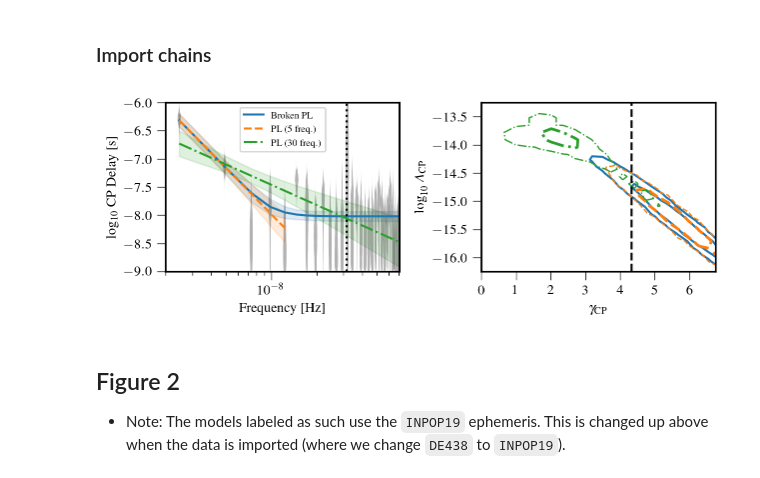
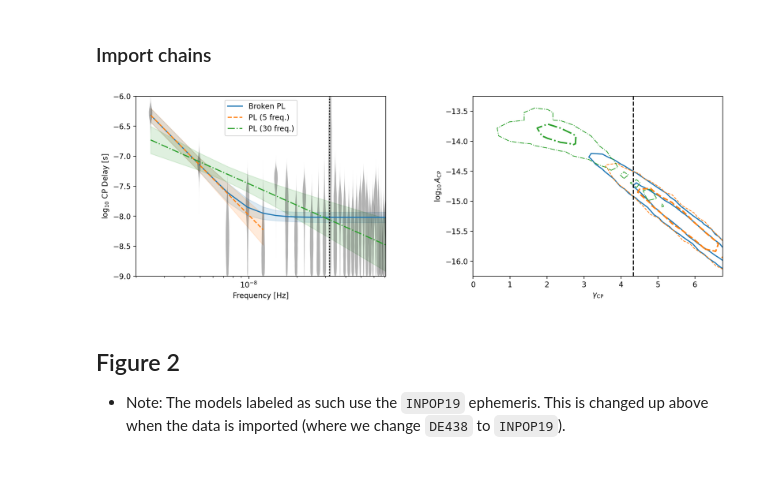
Before and after one commit to nanograv/12p5yr_stochastic_analysis, a Jupyter notebook: tutorials/bayes_figures.ipynb, the cells around one changed output. Saved outputs shown, nothing was run; the diff lists cells and outputs as text; code cells hidden in the pictures.

```diff
--- a/tutorials/bayes_figures.ipynb
+++ b/tutorials/bayes_figures.ipynb
@@ -43,23 +85,23 @@ freqs_5 = 1.0 * np.arange(1, 6) / Tspan
 
 ## broken power law
 
-chain_DE438_bplaw_vary = np.loadtxt('../../chains/downloaded_chains/12p5yr_DE438_model2a_PSDbrokenplaw_gammaVary_chain.gz', usecols=np.arange(-7,-3), skiprows=25000)
+chain_DE438_bplaw_vary = np.loadtxt('./chains/downloaded_chains/12p5yr_DE438_model2a_PSDbrokenplaw_gammaVary_chain.gz', usecols=np.arange(-7,-3), skiprows=25000)
 chain_DE438_bplaw_vary = chain_DE438_bplaw_vary[::5]
-pars_DE438_bplaw_vary = np.loadtxt('../../chains/downloaded_chains/12p5yr_DE438_model2a_PSDbrokenplaw_gammaVary_pars.txt', dtype=str)
+pars_DE438_bplaw_vary = np.loadtxt('./chains/downloaded_chains/12p5yr_DE438_model2a_PSDbrokenplaw_gammaVary_pars.txt', dtype=str)
 
 ## 5 frequency
 
-chain_DE438_vary = np.loadtxt('../../chains/downloaded_chains/12p5yr_DE438_model2a_cRN5freq_gammaVary_chain.gz', usecols=[90,91,92], skiprows=25000)
+chain_DE438_vary = np.loadtxt('./chains/downloaded_chains/12p5yr_DE438_model2a_cRN5freq_gammaVary_chain.gz', usecols=[90,91,92], skiprows=25000)
 chain_DE438_vary = chain_DE438_vary[::4]
 
 ## 30 frequency
 
-chain_DE438_30f_vary = np.loadtxt('../../chains/downloaded_chains/12p5yr_DE438_model2a_cRN30freq_gammaVary_chain.gz', usecols=[90,91,92], skiprows=25000)
+chain_DE438_30f_vary = np.loadtxt('./chains/downloaded_chains/12p5yr_DE438_model2a_cRN30freq_gammaVary_chain.gz', usecols=[90,91,92], skiprows=25000)
 chain_DE438_30f_vary = chain_DE438_30f_vary[::4]
 
 ## Free Spectral
 
-chain_DE438_FreeSpec = np.loadtxt('../../chains/downloaded_chains/12p5yr_DE438_model2a_PSDspectrum_chain.gz', usecols=np.arange(90,120), skiprows=30000)
+chain_DE438_FreeSpec = np.loadtxt('./chains/downloaded_chains/12p5yr_DE438_model2a_PSDspectrum_chain.gz', usecols=np.arange(90,120), skiprows=30000)
 chain_DE438_FreeSpec = chain_DE438_FreeSpec[::5]
 # %%
 # Pull MLV params
@@ -90,7 +132,7 @@ for ii in range(PL_30freq_num):
     PL_30freq_array[ii] = np.log10(powerlaw(freqs_30, log10_A=chain_DE438_30f_vary[ii*5,1], gamma=chain_DE438_30f_vary[ii*5,0]))
 # %%
 # Make Figure
-plt.figure(figsize=[2*3.5503666805036667, 2.1942472810764047])
+plt.figure(figsize=[4*3.5503666805036667, 2 * 2.1942472810764047])
 
 # Left Hand Side Of Plot
 plt.subplot(1,2,1)
@@ -119,34 +161,34 @@ plt.xlim(10**-8.7,10**-7.15)
 plt.legend(loc=9)
 
 # f = f_yr line
 plt.axvline(3.17e-8, color='k', linestyle='dotted')
 
 # Right Hand Plot
 plt.subplot(1,2,2)
 
 crn = corner.hist2d(chain_DE438_bplaw_vary[:,0], chain_DE438_bplaw_vary[:,1], color='C0', plot_datapoints=False, plot_density=False, levels=[0.67], countour_kwargs={'linewidths':2})
 corner.hist2d(chain_DE438_bplaw_vary[:,0], chain_DE438_bplaw_vary[:,1], color='C0', plot_datapoints=False, plot_density=False, levels=[0.95], countour_kwargs={'linewidths':1}, ax=crn)
 
 corner.hist2d(chain_DE438_vary[:,0], chain_DE438_vary[:,1], color='C1', plot_datapoints=False, plot_density=False, levels=[0.67], contour_kwargs={'linestyles':'dashed','linewidths':2}, ax=crn)
 corner.hist2d(chain_DE438_vary[:,0], chain_DE438_vary[:,1], color='C1', plot_datapoints=False, plot_density=False, levels=[0.95], contour_kwargs={'linestyles':'dashed','linewidths':1}, ax=crn)
 
 corner.hist2d(chain_DE438_30f_vary[:,0], chain_DE438_30f_vary[:,1], color='C2', plot_datapoints=False, plot_density=False, levels=[0.67], contour_kwargs={'linestyles':'dashdot','linewidths':2}, ax=crn)
 corner.hist2d(chain_DE438_30f_vary[:,0], chain_DE438_30f_vary[:,1], color='C2', plot_datapoints=False, plot_density=False, levels=[0.95], contour_kwargs={'linestyles':'dashdot','linewidths':1}, ax=crn)
 
 # gamma = 13/3 line
 plt.axvline(13/3., color='k', linestyle='dashed')
 
 # Plot Labels
 plt.ylim(-16.25, -13.25)
 plt.xlim(0,6.75)
 plt.xticks([0,1,2,3,4,5,6])
 plt.ylabel('$\log_{10}\, A_\mathrm{CP}$')
 plt.xlabel(r'$\gamma_\mathrm{CP}$')
 
 plt.subplots_adjust(wspace=0.35)
 plt.show()
 # %% [output]
-[figure, old version]
+[figure, new version]
 # %% [markdown]
 ## Figure 2
 * Note: The models labeled as such use the `INPOP19` ephemeris. This is changed up above when the data is imported (where we change `DE438` to `INPOP19`).
```
Also changed, not shown: parts of 6 cells of this notebook, 19 other files.
